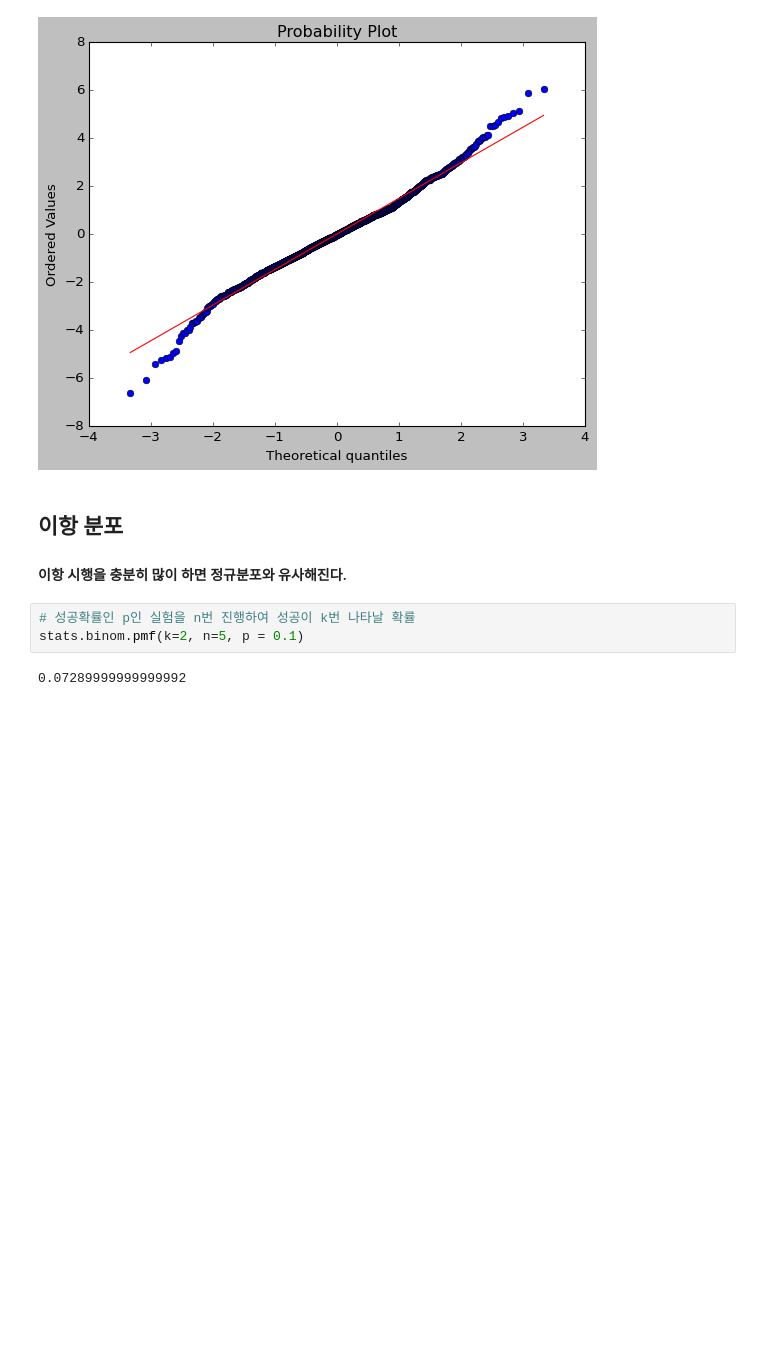
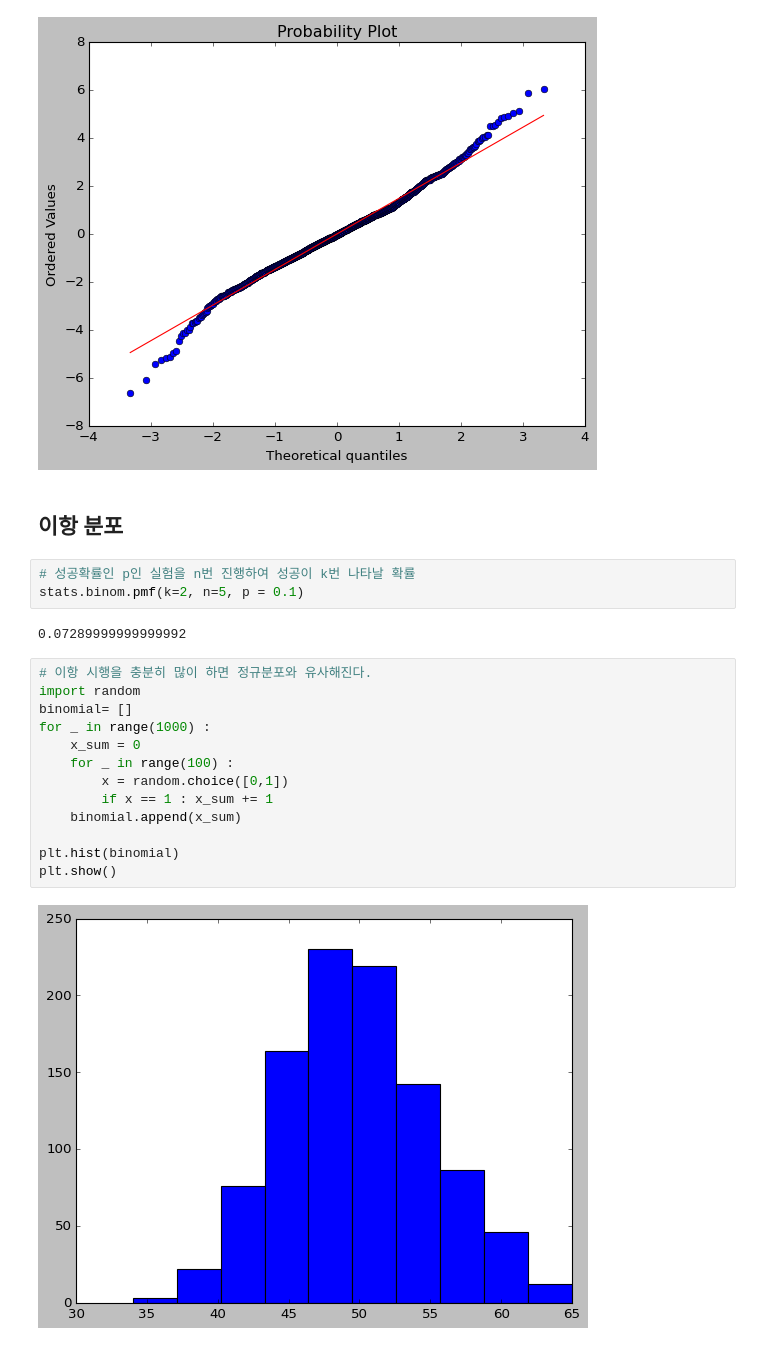
Before and after one commit to Hosung-Ahn/StatisticsForData, a Jupyter notebook: Chapter2-data_and_sample/note.ipynb, the cells around one changed output. Drawn from its saved outputs; the diff is of its cells as text; blank space fills up the shorter version.

```diff
--- a/Chapter2-data_and_sample/note.ipynb
+++ b/Chapter2-data_and_sample/note.ipynb
@@ -125,9 +125,23 @@ plt.show()
 [figure]
 # %% [markdown]
 ## 이항 분포
-#### 이항 시행을 충분히 많이 하면 정규분포와 유사해진다.
 # %%
 # 성공확률인 p인 실험을 n번 진행하여 성공이 k번 나타날 확률
 stats.binom.pmf(k=2, n=5, p = 0.1)
 # %% [output]
 0.07289999999999992
+# %%
+# 이항 시행을 충분히 많이 하면 정규분포와 유사해진다.
+import random
+binomial= []
+for _ in range(1000) :
+    x_sum = 0
+    for _ in range(100) :
+        x = random.choice([0,1])
+        if x == 1 : x_sum += 1
+    binomial.append(x_sum)
+
+plt.hist(binomial)
+plt.show()
+# %% [output]
+[figure, added]
```
